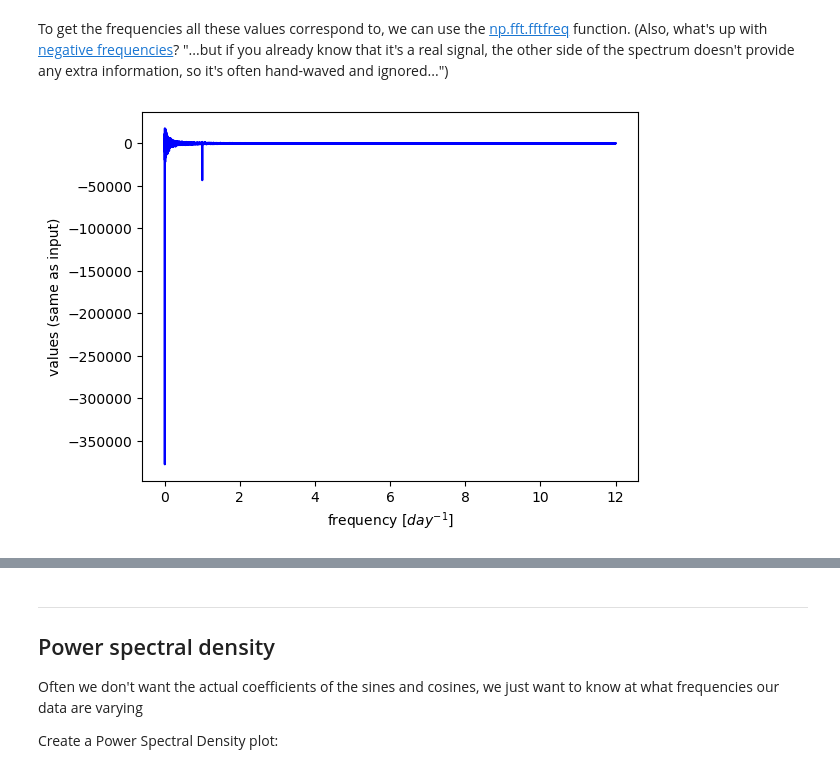
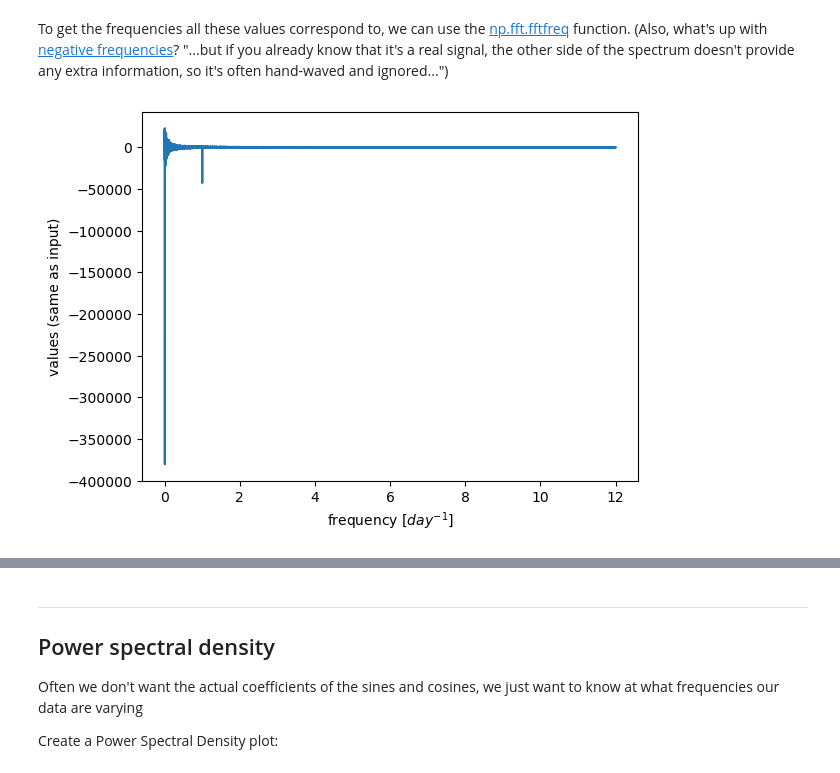
Before and after one commit to Mountain-Hydrology-Research-Group/data-analysis, a Jupyter notebook: book/modules/module8/lab8-3.ipynb, the cells around one changed output, grey strips where cells are left out. Cells and saved outputs as stored; diff of their text form; code cells hidden in the pictures.

```diff
--- a/book/modules/module8/lab8-3.ipynb
+++ b/book/modules/module8/lab8-3.ipynb
@@ -148,11 +148,11 @@ freqs = np.fft.fftfreq(N, sample_spacing) # compute frequencies giving the numbe
 X = X[freqs>0]
 freqs = freqs[freqs>0]
 # %%
-plt.plot(freqs, X, 'b')
+plt.plot(freqs, X)
 plt.xlabel('frequency [$day^{-1}$]')
 plt.ylabel('values (same as input)');
 # %% [output]
-[figure, old version]
+[figure, new version]
 # %%
 plt.plot(freqs,X.real/ (N/2),c='b',label='cosine coefficients')
 plt.plot(freqs,X.imag/ (N/2),c='r',label='sine coefficients')
```
Also changed, not shown: parts of 7 cells of this notebook, 1 other file.
